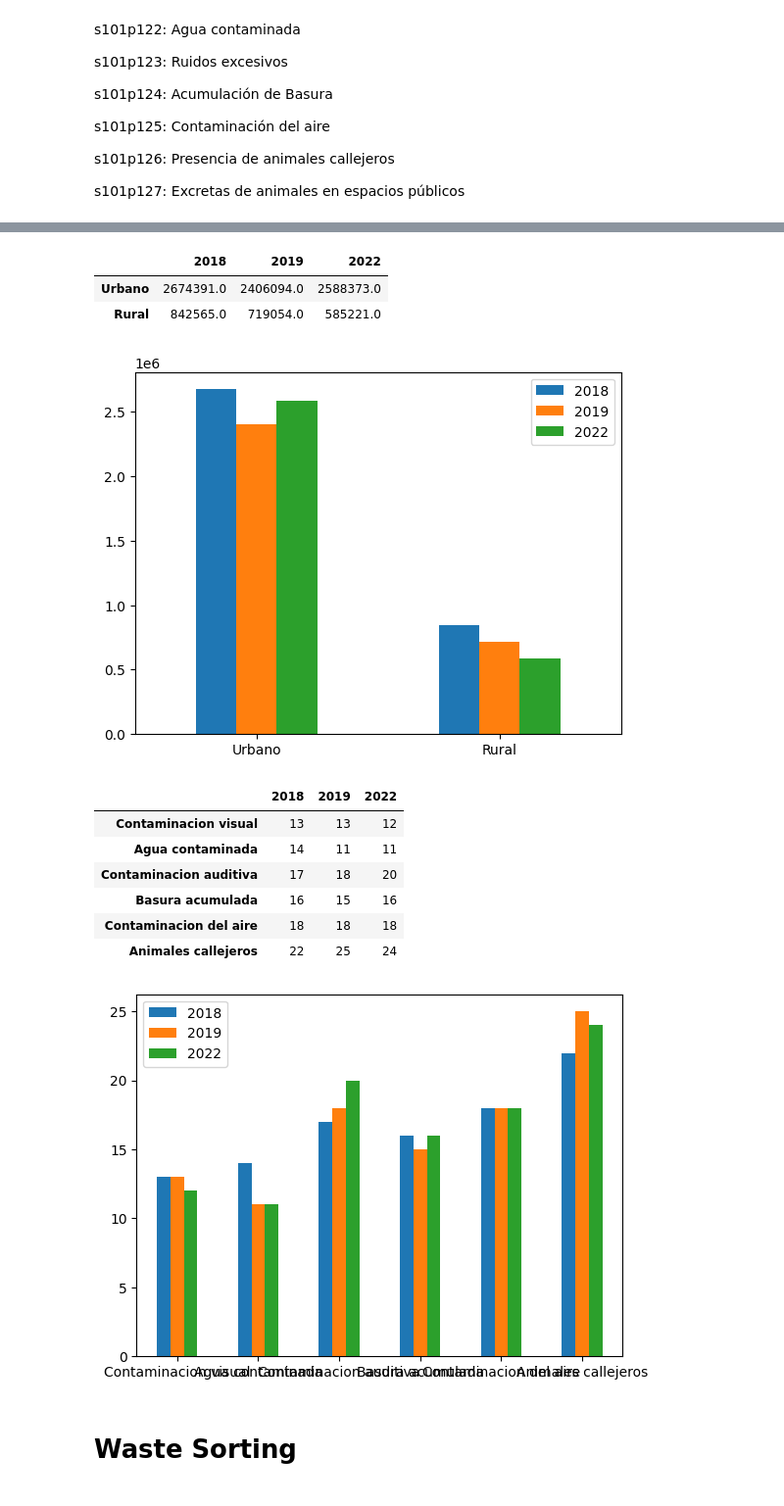
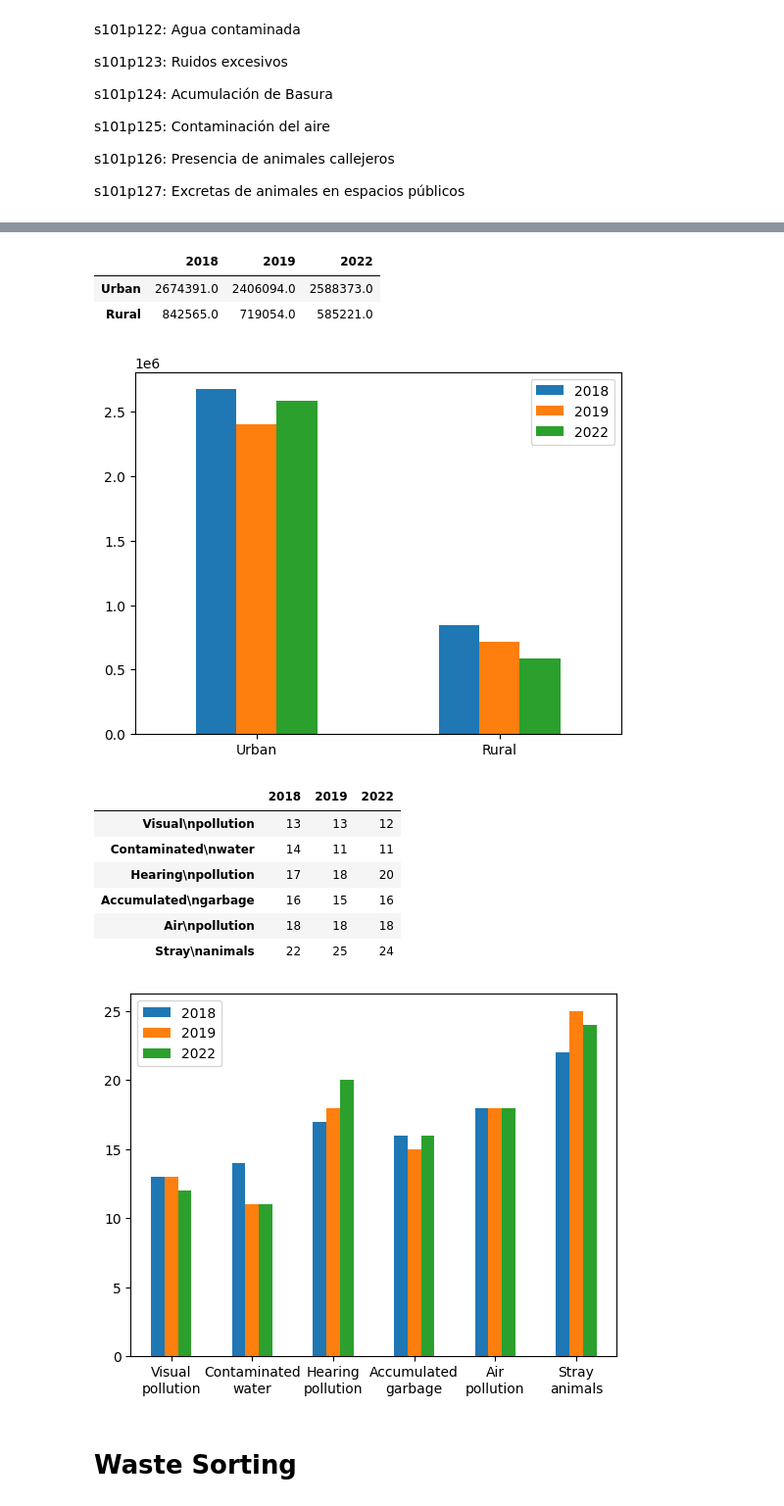
Before and after one commit to pedroaal/ambiental, a Jupyter notebook: main.ipynb, the cells around one changed output, grey strips where cells are left out. Shown at 98% size. Cells and saved outputs as stored; diff of their text form; code cells hidden in the pictures.

```diff
--- a/main.ipynb
+++ b/main.ipynb
@@ -214,54 +214,54 @@ for year in years:
 
   res[year] = tmp
 
-res = pd.DataFrame(res, index=['Urbano', 'Rural'])
+res = pd.DataFrame(res, index=['Urban', 'Rural'])
 ax = res.plot.bar(rot=0)
 res
 # %% [output]
 |  | 2018 | 2019 | 2022 |
-| Urbano | 2674391.0 | 2406094.0 | 2588373.0 |
+| Urban | 2674391.0 | 2406094.0 | 2588373.0 |
 | Rural | 842565.0 | 719054.0 | 585221.0 |
-[figure, old version]
+[figure, new version]
 # %%
 res = {
   2018: [],
   2019: [],
   2022: []
 }
 res_per = {
   2018: 0,
   2019: 0,
   2022: 0
 }
 
 for year in years:
   db = dbs_2[year]
   tmp = []
   sum = 0
   for col in envs_cols:
-    db1 = db.loc[db[col] == '1']
+    db1 = db[db[col] == '1']
     val = db1['fexp4'].sum().round(0)
     tmp.append(val)
     sum += val
 
   res[year] = tmp
   res_per[year] = sum
 
 for year in res:
   res[year] = list(map(lambda a: round(a/res_per[year]*100), res[year]))
 
-res = pd.DataFrame(res, index=['Contaminacion visual', 'Agua contaminada', 'Contaminacion auditiva', 'Basura acumulada', 'Contaminacion del aire', 'Animales callejeros'])
+res = pd.DataFrame(res, index=['Visual\npollution', 'Contaminated\nwater', 'Hearing\npollution', 'Accumulated\ngarbage', 'Air\npollution', 'Stray\nanimals'])
 ax = res.plot.bar(rot=0)
 res
 # %% [output]
 |  | 2018 | 2019 | 2022 |
-| Contaminacion visual | 13 | 13 | 12 |
-| Agua contaminada | 14 | 11 | 11 |
-| Contaminacion auditiva | 17 | 18 | 20 |
-| Basura acumulada | 16 | 15 | 16 |
-| Contaminacion del aire | 18 | 18 | 18 |
-| Animales callejeros | 22 | 25 | 24 |
+| Visual\npollution | 13 | 13 | 12 |
+| Contaminated\nwater | 14 | 11 | 11 |
+| Hearing\npollution | 17 | 18 | 20 |
+| Accumulated\ngarbage | 16 | 15 | 16 |
+| Air\npollution | 18 | 18 | 18 |
+| Stray\nanimals | 22 | 25 | 24 |
-[figure, old version]
+[figure, new version]
 # %% [markdown]
 # Waste Sorting
 # %% [markdown]
```
Also changed, not shown: parts of 13 cells of this notebook.
